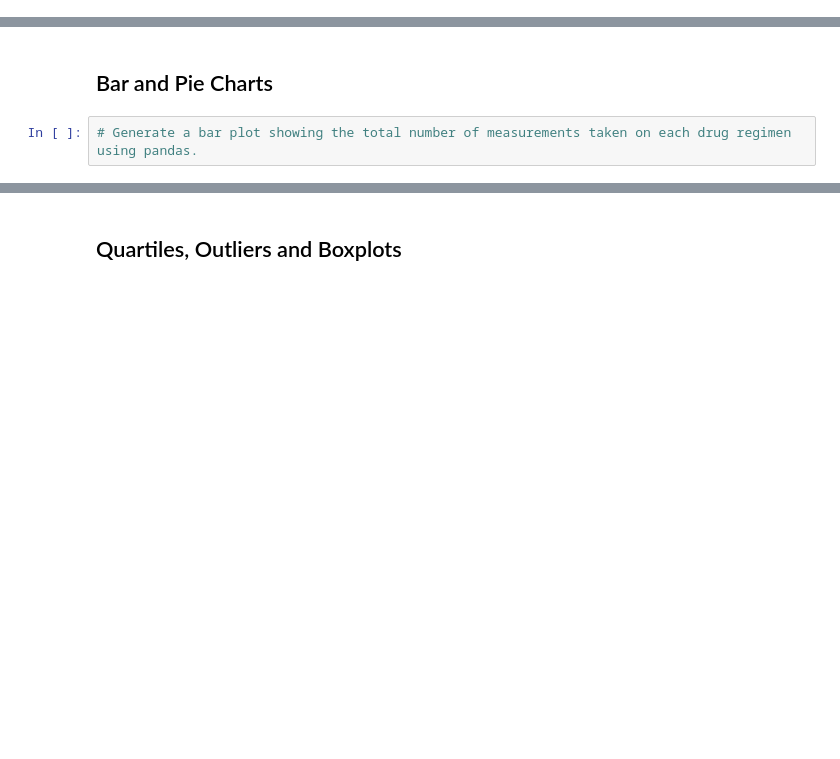
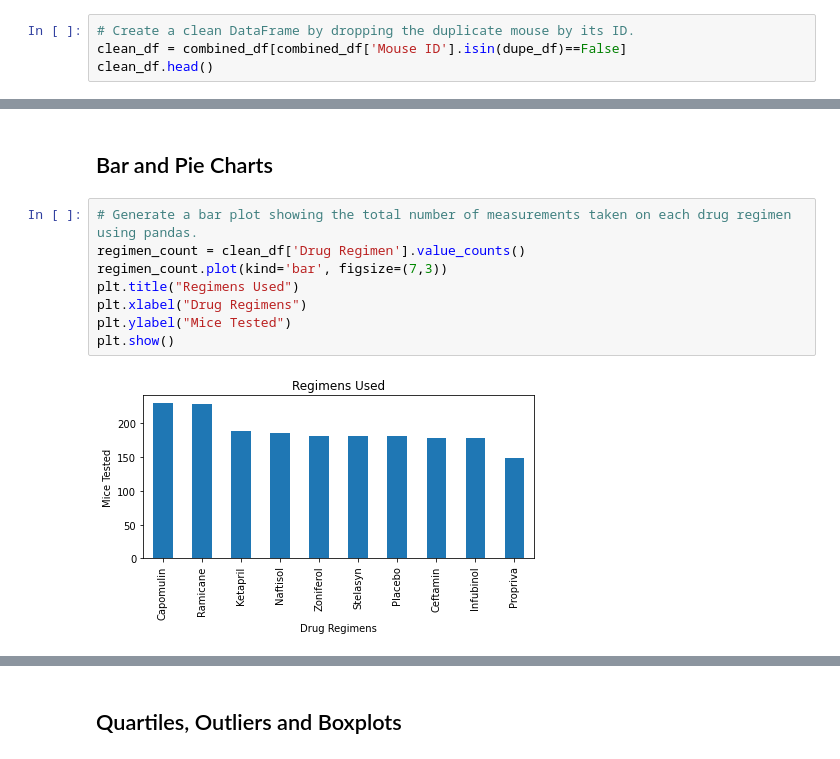
Before and after one commit to jaryan77/Pymaceuticals, a Jupyter notebook: Pymaceuticals/starter.ipynb, the cells around one changed output, grey strips where cells are left out. Cells and saved outputs as stored; diff of their text form; blank space fills up the shorter version.

Commit message:
sum stats/bar and pie charts done

```diff
--- a/Pymaceuticals/starter.ipynb
+++ b/Pymaceuticals/starter.ipynb
@@ -31,0 +60,4 @@ combined_df.tail(10)
+# %%
+# Create a clean DataFrame by dropping the duplicate mouse by its ID.
+clean_df = combined_df[combined_df['Mouse ID'].isin(dupe_df)==False]
+clean_df.head()
@@ -66,5 +126,13 @@ dtype: int64
 ## Bar and Pie Charts
 # %%
 # Generate a bar plot showing the total number of measurements taken on each drug regimen using pandas.
+regimen_count = clean_df['Drug Regimen'].value_counts()
+regimen_count.plot(kind='bar', figsize=(7,3))
+plt.title("Regimens Used")
+plt.xlabel("Drug Regimens")
+plt.ylabel("Mice Tested")
+plt.show()
+# %% [output]
+[figure, added]
 # %%
 # Generate a bar plot showing the total number of measurements taken on each drug regimen using pyplot.
```
Also changed, not shown: parts of 17 cells of this notebook.
